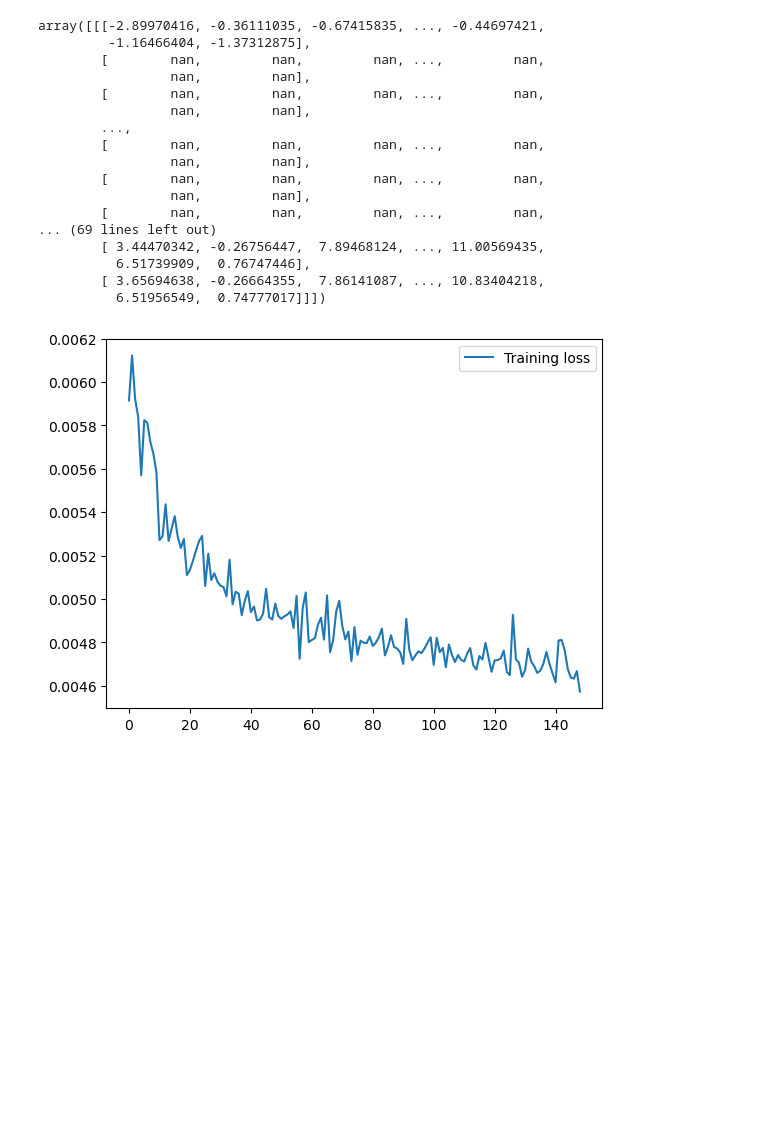
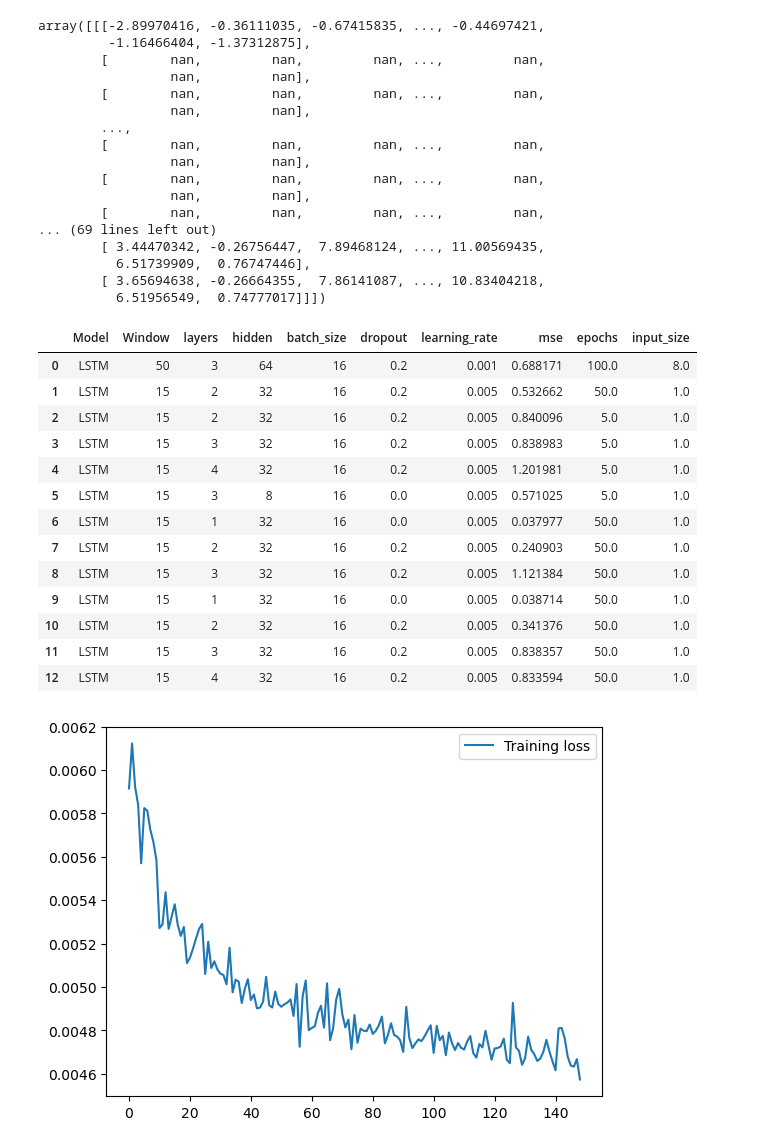
Before and after one commit to paulfav/ts_forecasting, a Jupyter notebook: LSTM.ipynb, the cells around one changed output. Drawn from its saved outputs; the diff is of its cells as text; code cells hidden in the pictures; blank space fills up the shorter version.

```diff
--- a/LSTM.ipynb
+++ b/LSTM.ipynb
@@ -228,6 +244,24 @@ array([[[-2.89970416, -0.36111035, -0.67415835, ..., -0.44697421,
           6.51739909,  0.76747446],
         [ 3.65694638, -0.26664355,  7.86141087, ..., 10.83404218,
           6.51956549,  0.74777017]]])
+# %%
+a = pd.read_csv('results.csv')
+a
+# %% [output]
+|  | Model | Window | layers | hidden | batch_size | dropout | learning_rate | mse | epochs | input_size |
+| 0 | LSTM | 50 | 3 | 64 | 16 | 0.2 | 0.001 | 0.688171 | 100.0 | 8.0 |
+| 1 | LSTM | 15 | 2 | 32 | 16 | 0.2 | 0.005 | 0.532662 | 50.0 | 1.0 |
+| 2 | LSTM | 15 | 2 | 32 | 16 | 0.2 | 0.005 | 0.840096 | 5.0 | 1.0 |
+| 3 | LSTM | 15 | 3 | 32 | 16 | 0.2 | 0.005 | 0.838983 | 5.0 | 1.0 |
+| 4 | LSTM | 15 | 4 | 32 | 16 | 0.2 | 0.005 | 1.201981 | 5.0 | 1.0 |
+| 5 | LSTM | 15 | 3 | 8 | 16 | 0.0 | 0.005 | 0.571025 | 5.0 | 1.0 |
+| 6 | LSTM | 15 | 1 | 32 | 16 | 0.0 | 0.005 | 0.037977 | 50.0 | 1.0 |
+| 7 | LSTM | 15 | 2 | 32 | 16 | 0.2 | 0.005 | 0.240903 | 50.0 | 1.0 |
+| 8 | LSTM | 15 | 3 | 32 | 16 | 0.2 | 0.005 | 1.121384 | 50.0 | 1.0 |
+| 9 | LSTM | 15 | 1 | 32 | 16 | 0.0 | 0.005 | 0.038714 | 50.0 | 1.0 |
+| 10 | LSTM | 15 | 2 | 32 | 16 | 0.2 | 0.005 | 0.341376 | 50.0 | 1.0 |
+| 11 | LSTM | 15 | 3 | 32 | 16 | 0.2 | 0.005 | 0.838357 | 50.0 | 1.0 |
+| 12 | LSTM | 15 | 4 | 32 | 16 | 0.2 | 0.005 | 0.833594 | 50.0 | 1.0 |
 # %%
 # try a model
 bc = 16
```
Also changed, not shown: parts of 3 cells of this notebook, 4 other files.
